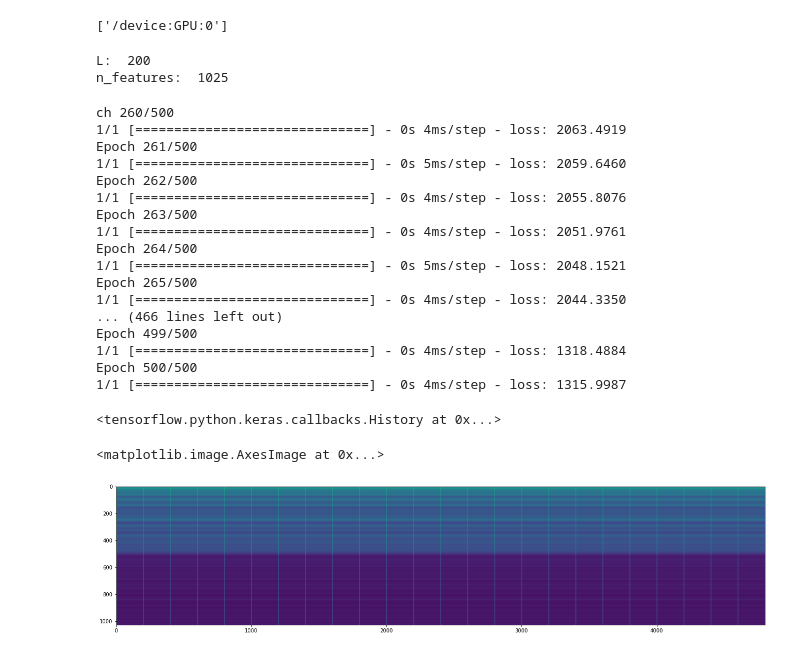
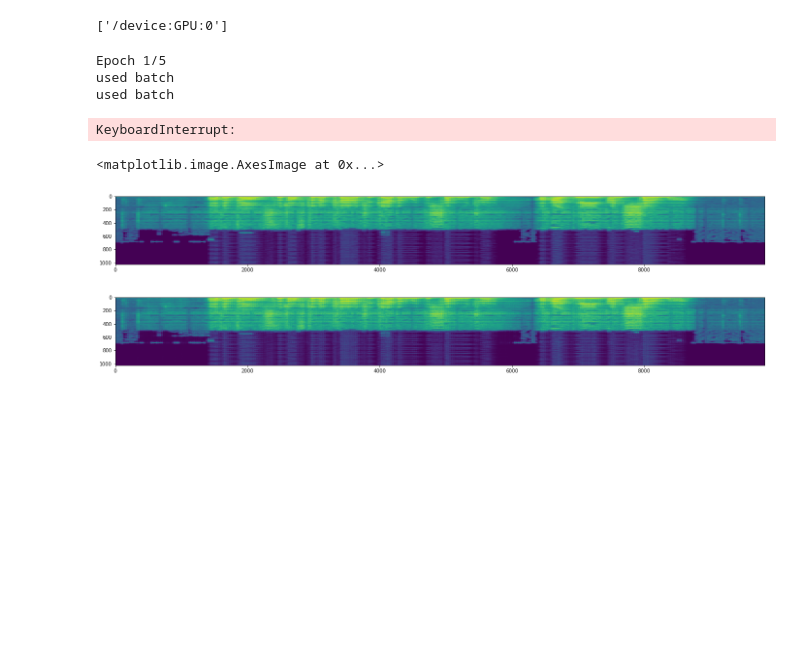
Before and after one commit to Stsh4lson/speech-to-age-gender, a Jupyter notebook: spacing.ipynb, the cells around one changed output. Saved outputs shown, nothing was run; the diff lists cells and outputs as text; code cells hidden in the pictures; blank space fills up the shorter version.

```diff
--- a/spacing.ipynb
+++ b/spacing.ipynb
@@ -7,0 +61,2 @@ import vlc
+# %%
+autoencoder.compile(optimizer='adam', loss='mse')
@@ -38,13 +80,0 @@ def trainGenerator(case_nums, batch_size, window_step):
-# %%
-input_sequence = []
-for x in trainGenerator([123], 200, 200):
-    if x[0].shape[0]==200:
-        input_sequence.append(x[0])
-input_sequence = tf.stack(input_sequence)
-L = input_sequence.shape[1]
-n_features = input_sequence.shape[2]
-print('L: ', L)
-print('n_features: ', n_features)
-# %% [output]
-L:  200
-n_features:  1025
@@ -61,28 +81,29 @@ model.compile(optimizer='adam', loss='mse')
-# %%
-model.fit(input_sequence, input_sequence, epochs=500, verbose=1)
-# %% [output]
-ch 260/500
-1/1 [==============================] - 0s 4ms/step - loss: 2063.4919
-Epoch 261/500
-1/1 [==============================] - 0s 5ms/step - loss: 2059.6460
-Epoch 262/500
-1/1 [==============================] - 0s 4ms/step - loss: 2055.8076
-Epoch 263/500
-1/1 [==============================] - 0s 4ms/step - loss: 2051.9761
-Epoch 264/500
-1/1 [==============================] - 0s 5ms/step - loss: 2048.1521
-Epoch 265/500
-1/1 [==============================] - 0s 4ms/step - loss: 2044.3350
-... (466 lines left out)
-Epoch 499/500
-1/1 [==============================] - 0s 4ms/step - loss: 1318.4884
-Epoch 500/500
-1/1 [==============================] - 0s 4ms/step - loss: 1315.9987
-<tensorflow.python.keras.callbacks.History at 0x...>
+# %%
+BATCH_SIZE = 32
+EPOCHS = 5
+TRAIN_IDX = np.arange(0, 225752, 1)
+VALIDATION_IDX = np.arange(225752, 322504, 1)
+with tf.device("GPU:0"):
+    autoencoder.fit(
+        trainEncoderGenerator(TRAIN_IDX, TIMESTEPS, WINDOWS_STEP, BATCH_SIZE),
+        epochs=EPOCHS,
+        steps_per_epoch = len(TRAIN_IDX) // BATCH_SIZE,
+        verbose = 1,
+        validation_data = trainEncoderGenerator(VALIDATION_IDX, TIMESTEPS, WINDOWS_STEP, BATCH_SIZE),
+        validation_steps = len(VALIDATION_IDX) // BATCH_SIZE
+        )
+# %% [output]
+Epoch 1/5
+used batch
+used batch
+KeyboardInterrupt:
 # %%
-yhat = model.predict(input_sequence, verbose=0)
+yhat = autoencoder.predict(input_sequence, verbose=0)
+fig, ax = plt.subplots(figsize=(24, 5))
+ax.imshow(np.swapaxes(np.vstack(input_sequence), 0, 1))
 fig, ax = plt.subplots(figsize=(24, 5))
 ax.imshow(np.swapaxes(np.vstack(yhat), 0, 1))
 # %% [output]
 <matplotlib.image.AxesImage at 0x...>
-[figure, old version]
+[figure, new version]
+[figure, added]
```
Also changed, not shown: parts of 8 cells of this notebook, 1 other file.
